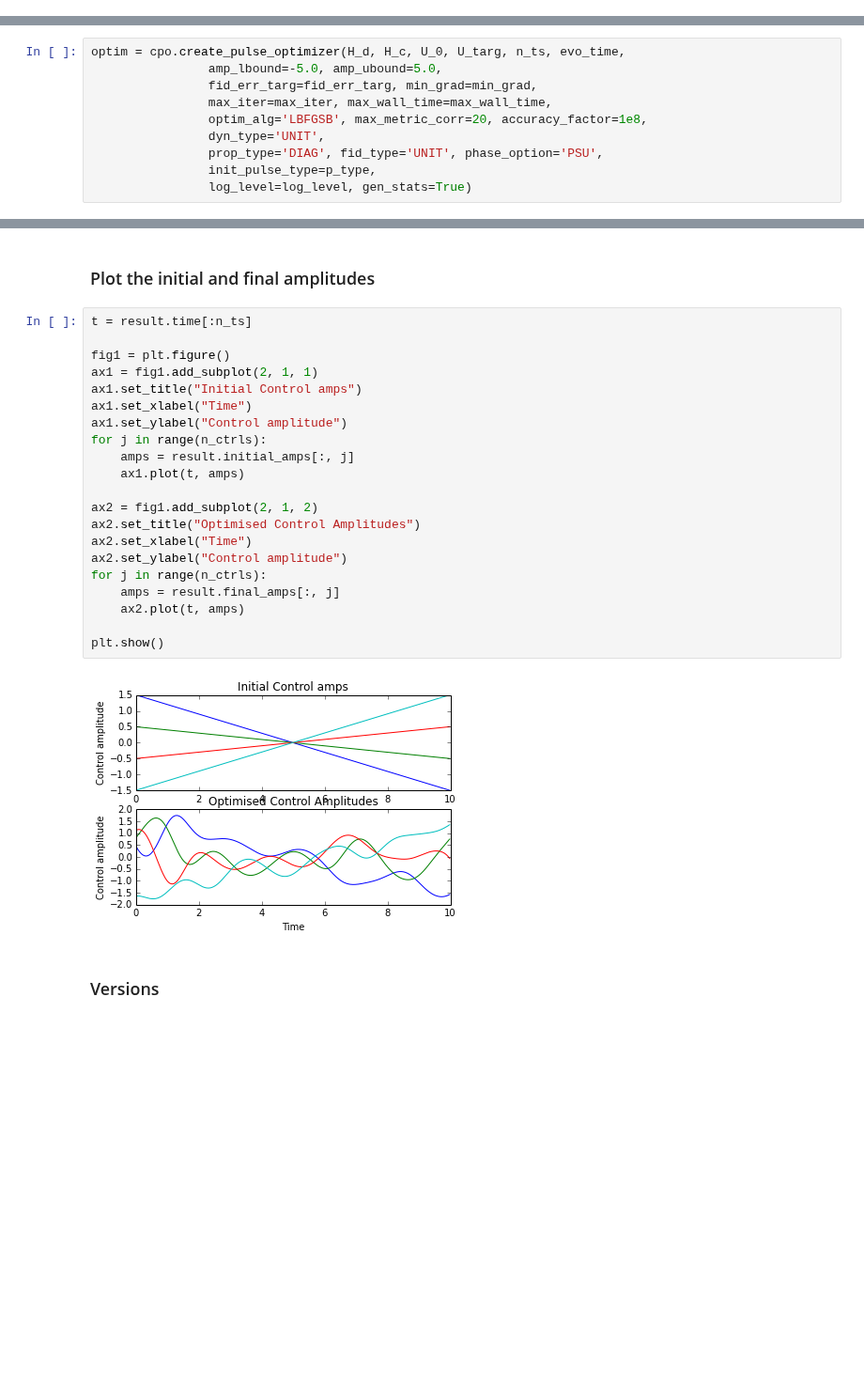
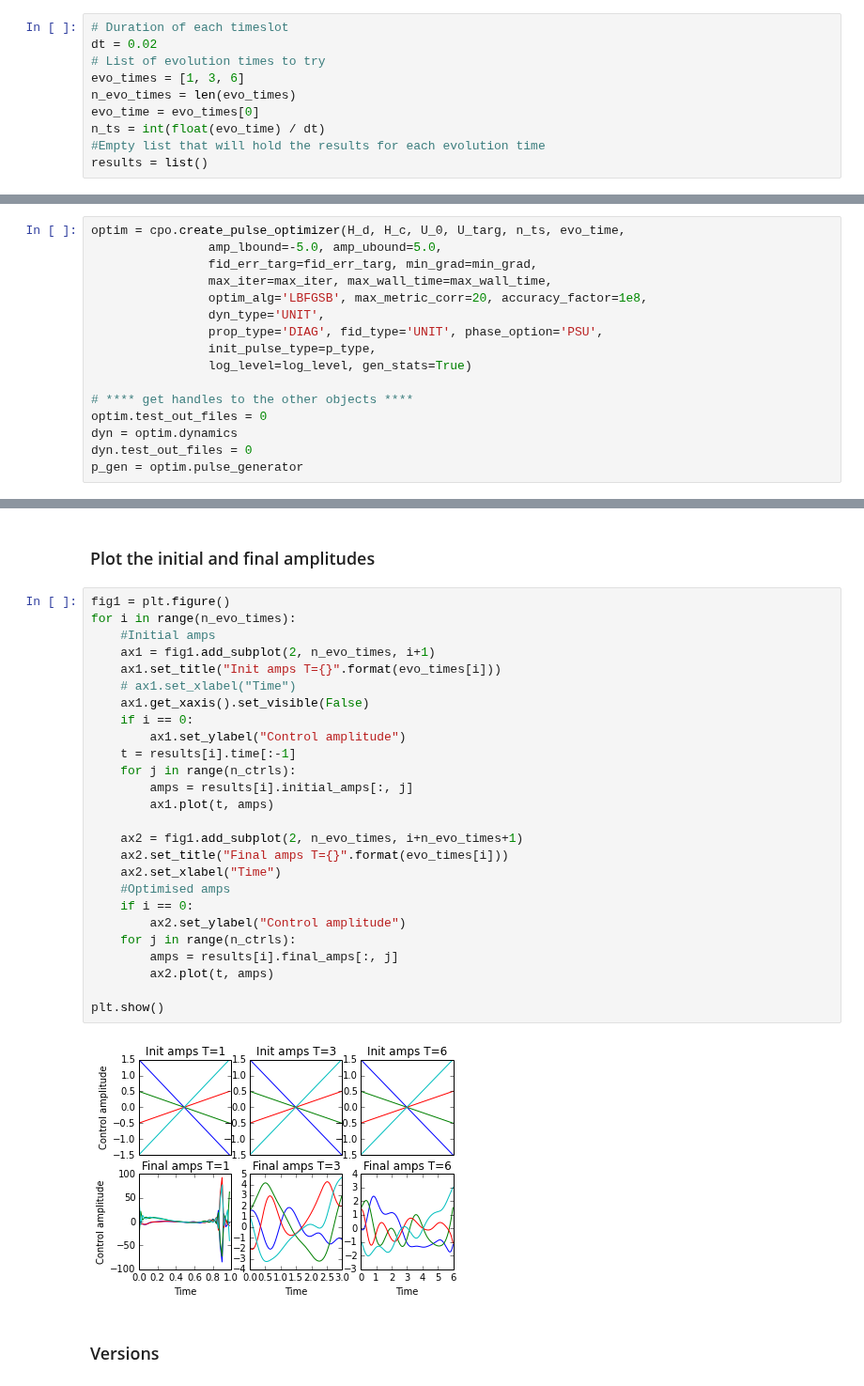
Before and after one commit to qutip/qutip-notebooks, a Jupyter notebook: development/development-control-pulseoptim-QFT.ipynb, the cells around one changed output, grey strips where cells are left out. Shown at 94% size. Saved outputs shown, nothing was run; the diff lists cells and outputs as text; blank space fills up the shorter version.

Commit message:
QFT Example now runs multiple optimisations with differenet evoltion times

```diff
--- a/development/development-control-pulseoptim-QFT.ipynb
+++ b/development/development-control-pulseoptim-QFT.ipynb
@@ -69,3 +67,13 @@ evo_time = 10
+# %%
+# Duration of each timeslot
+dt = 0.02
+# List of evolution times to try
+evo_times = [1, 3, 6]
+n_evo_times = len(evo_times)
+evo_time = evo_times[0]
+n_ts = int(float(evo_time) / dt)
+#Empty list that will hold the results for each evolution time
+results = list()
 # %% [markdown]
 ### Set the conditions which will cause the pulse optimisation to terminate
 # %%
@@ -100,4 +108,10 @@ optim = cpo.create_pulse_optimizer(H_d, H_c, U_0, U_targ, n_ts, evo_time,
                 prop_type='DIAG', fid_type='UNIT', phase_option='PSU',
                 init_pulse_type=p_type,
                 log_level=log_level, gen_stats=True)
+
+# **** get handles to the other objects ****
+optim.test_out_files = 0
+dyn = optim.dynamics
+dyn.test_out_files = 0
+p_gen = optim.pulse_generator
 # %% [markdown]
@@ -181,28 +227,33 @@ Completed in 0:00:01.865875 HH:MM:SS.US
 # %% [markdown]
 ### Plot the initial and final amplitudes
 # %%
-t = result.time[:n_ts]
+fig1 = plt.figure()
+for i in range(n_evo_times):
+    #Initial amps
+    ax1 = fig1.add_subplot(2, n_evo_times, i+1)
+    ax1.set_title("Init amps T={}".format(evo_times[i]))
+    # ax1.set_xlabel("Time")
+    ax1.get_xaxis().set_visible(False)
+    if i == 0:
+        ax1.set_ylabel("Control amplitude")
+    t = results[i].time[:-1]
+    for j in range(n_ctrls):
+        amps = results[i].initial_amps[:, j]
+        ax1.plot(t, amps)
 
-fig1 = plt.figure()
-ax1 = fig1.add_subplot(2, 1, 1)
-ax1.set_title("Initial Control amps")
-ax1.set_xlabel("Time")
-ax1.set_ylabel("Control amplitude")
-for j in range(n_ctrls):
-    amps = result.initial_amps[:, j]
-    ax1.plot(t, amps)
-
-ax2 = fig1.add_subplot(2, 1, 2)
-ax2.set_title("Optimised Control Amplitudes")
-ax2.set_xlabel("Time")
-ax2.set_ylabel("Control amplitude")
-for j in range(n_ctrls):
-    amps = result.final_amps[:, j]
-    ax2.plot(t, amps)
+    ax2 = fig1.add_subplot(2, n_evo_times, i+n_evo_times+1)
+    ax2.set_title("Final amps T={}".format(evo_times[i]))
+    ax2.set_xlabel("Time")
+    #Optimised amps
+    if i == 0:
+        ax2.set_ylabel("Control amplitude")
+    for j in range(n_ctrls):
+        amps = results[i].final_amps[:, j]
+        ax2.plot(t, amps)
 
 plt.show()
 # %% [output]
-[figure, old version]
+[figure, new version]
 # %% [markdown]
 ### Versions
 # %%
```
Also changed, not shown: parts of 9 cells of this notebook.
